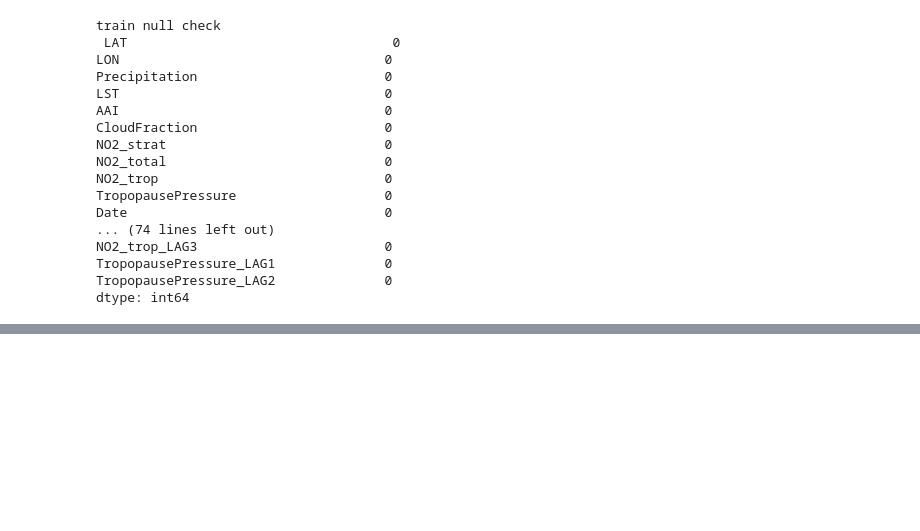
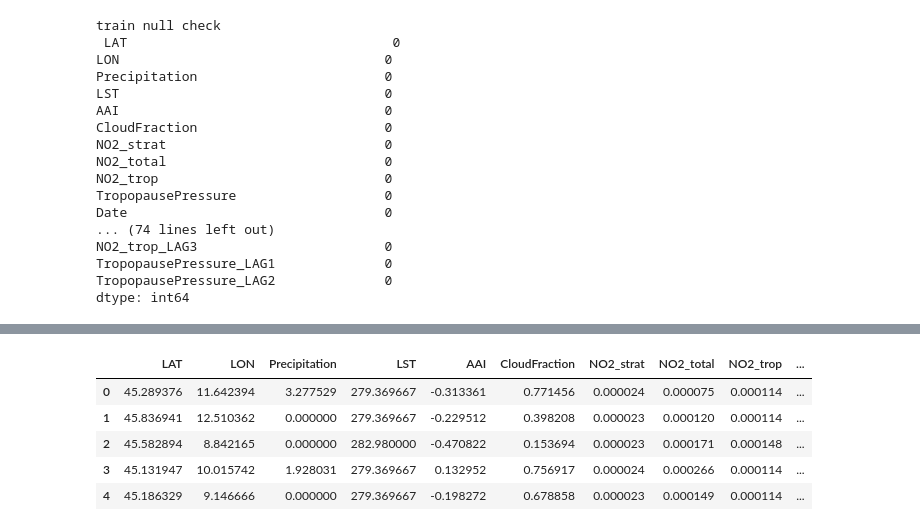
Before and after one commit to Anurag163/GeoAI_Ground_level_NO2_Zindi-, a Jupyter notebook: 4.Feature_Engineering_3.ipynb, the cells around one changed output, grey strips where cells are left out. Saved outputs shown, nothing was run; the diff lists cells and outputs as text; code cells hidden in the pictures; blank space fills up the shorter version.

```diff
--- a/4.Feature_Engineering_3.ipynb
+++ b/4.Feature_Engineering_3.ipynb
@@ -462,0 +493,9 @@ dtype: int64
+# %%
+test_model3_df_prep_mix_roll_wind_mean_stddev_org_v1.head(5)
+# %% [output]
+|  | LAT | LON | Precipitation | LST | AAI | CloudFraction | NO2_strat | NO2_total | NO2_trop | ... |
+| 0 | 45.289376 | 11.642394 | 3.277529 | 279.369667 | -0.313361 | 0.771456 | 0.000024 | 0.000075 | 0.000114 | ... |
+| 1 | 45.836941 | 12.510362 | 0.000000 | 279.369667 | -0.229512 | 0.398208 | 0.000023 | 0.000120 | 0.000114 | ... |
+| 2 | 45.582894 | 8.842165 | 0.000000 | 282.980000 | -0.470822 | 0.153694 | 0.000023 | 0.000171 | 0.000148 | ... |
+| 3 | 45.131947 | 10.015742 | 1.928031 | 279.369667 | 0.132952 | 0.756917 | 0.000024 | 0.000266 | 0.000114 | ... |
+| 4 | 45.186329 | 9.146666 | 0.000000 | 279.369667 | -0.198272 | 0.678858 | 0.000023 | 0.000149 | 0.000114 | ... |
```
Also changed, not shown: parts of 50 cells of this notebook, 16 other files.
